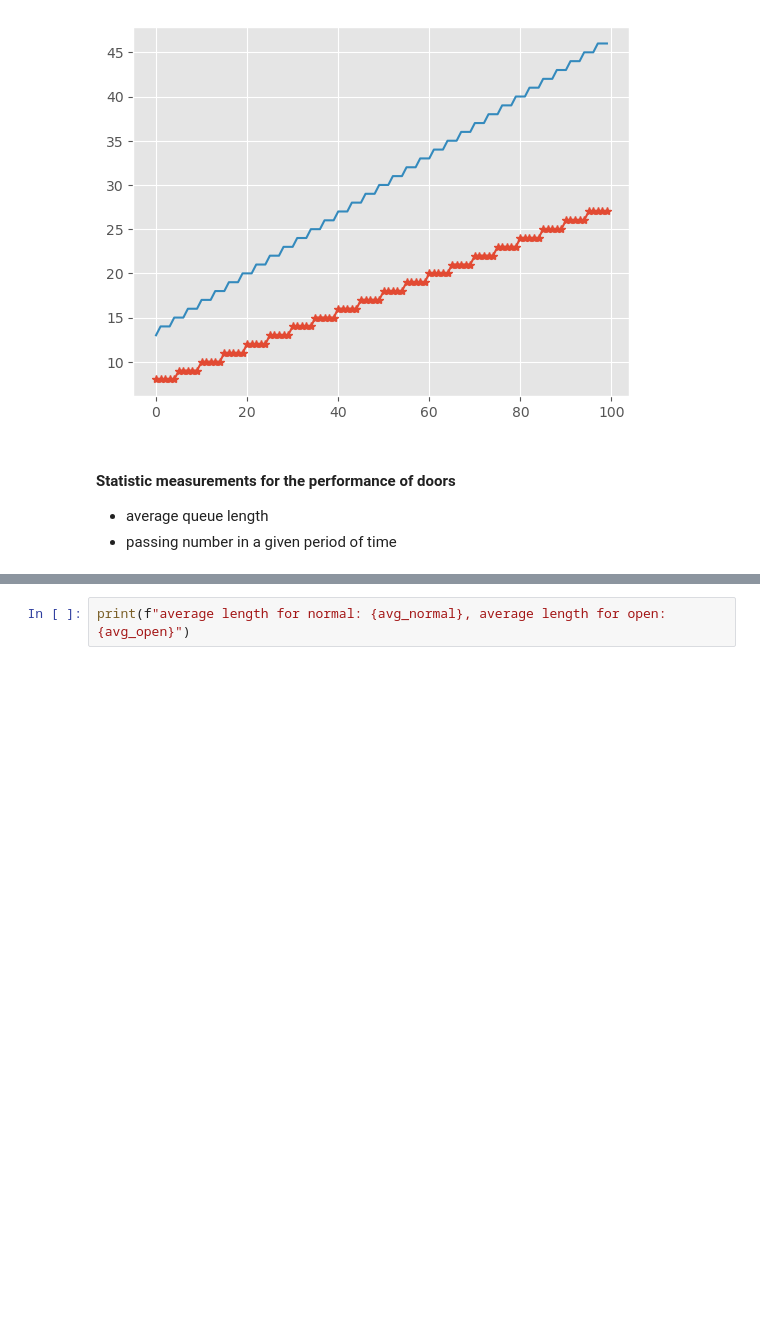
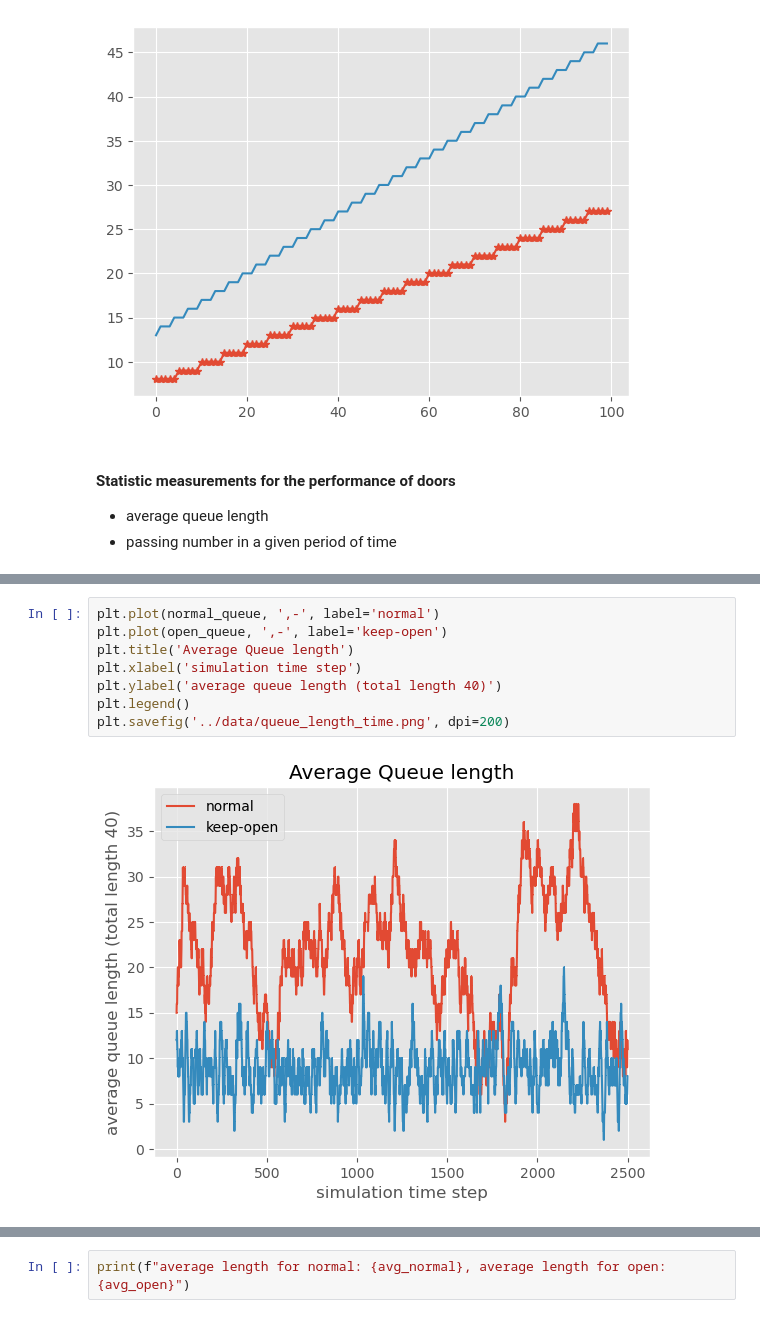
Before and after one commit to Mr-Wonderfool/Queueing-Theory-Application, a Jupyter notebook: models/SingleLineSimulation.ipynb, the cells around one changed output, grey strips where cells are left out. Drawn from its saved outputs; the diff is of its cells as text; blank space fills up the shorter version.

```diff
--- a/models/SingleLineSimulation.ipynb
+++ b/models/SingleLineSimulation.ipynb
@@ -88,0 +91,10 @@ plt.legend()
+# %%
+plt.plot(normal_queue, ',-', label='normal')
+plt.plot(open_queue, ',-', label='keep-open')
+plt.title('Average Queue length')
+plt.xlabel('simulation time step')
+plt.ylabel('average queue length (total length 40)')
+plt.legend()
+plt.savefig('../data/queue_length_time.png', dpi=200)
+# %% [output]
+[figure, added]
```
Also changed, not shown: parts of 7 cells of this notebook, 5 other files.
